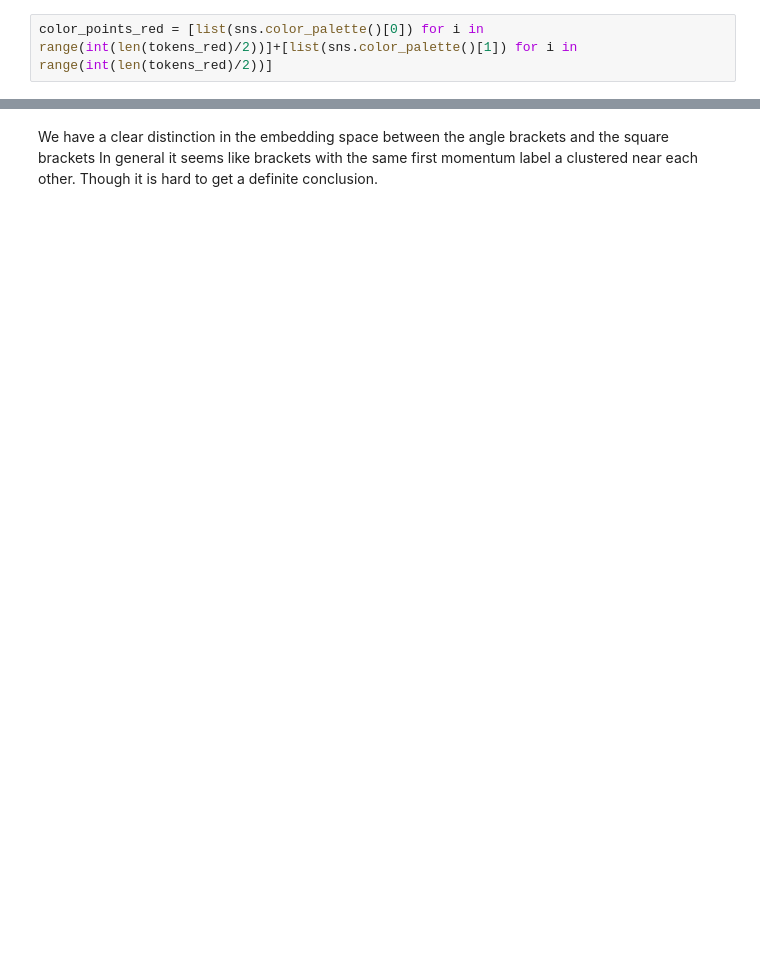
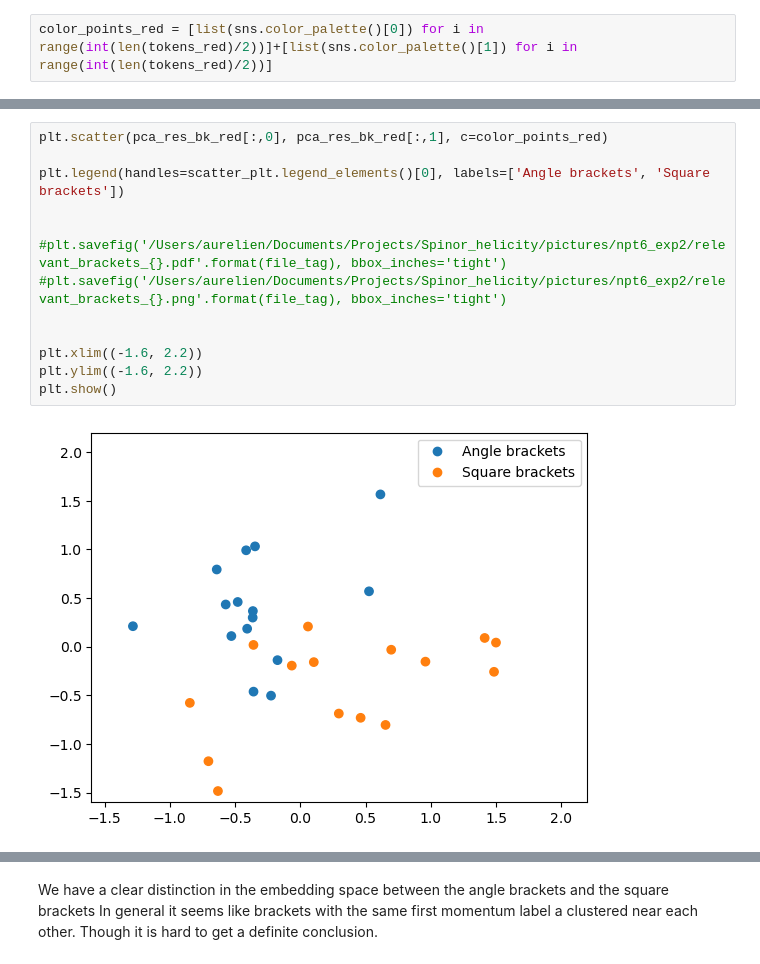
Before and after one commit to aureliendersy/spinorhelicity, a Jupyter notebook: notebooks/embedding_maps.ipynb, the cells around one changed output, grey strips where cells are left out. Cells and saved outputs as stored; diff of their text form; blank space fills up the shorter version.

```diff
--- a/notebooks/embedding_maps.ipynb
+++ b/notebooks/embedding_maps.ipynb
@@ -242,3 +282,18 @@ plt.show()
+# %%
+plt.scatter(pca_res_bk_red[:,0], pca_res_bk_red[:,1], c=color_points_red)
+
+plt.legend(handles=scatter_plt.legend_elements()[0], labels=['Angle brackets', 'Square brackets'])
+
+
+#plt.savefig('/Users/aurelien/Documents/Projects/Spinor_helicity/pictures/npt6_exp2/relevant_brackets_{}.pdf'.format(file_tag), bbox_inches='tight')
+#plt.savefig('/Users/aurelien/Documents/Projects/Spinor_helicity/pictures/npt6_exp2/relevant_brackets_{}.png'.format(file_tag), bbox_inches='tight')
+
+
+plt.xlim((-1.6, 2.2))
+plt.ylim((-1.6, 2.2))
+plt.show()
+# %% [output]
+[figure, added]
 # %%
 X_embedded_bk_red = TSNE(n_components=2, learning_rate='auto', init='random', perplexity=5).fit_transform(tensor_bracket_red.numpy()[0])
 
```
Also changed, not shown: parts of 89 cells of this notebook, 1 other file.
